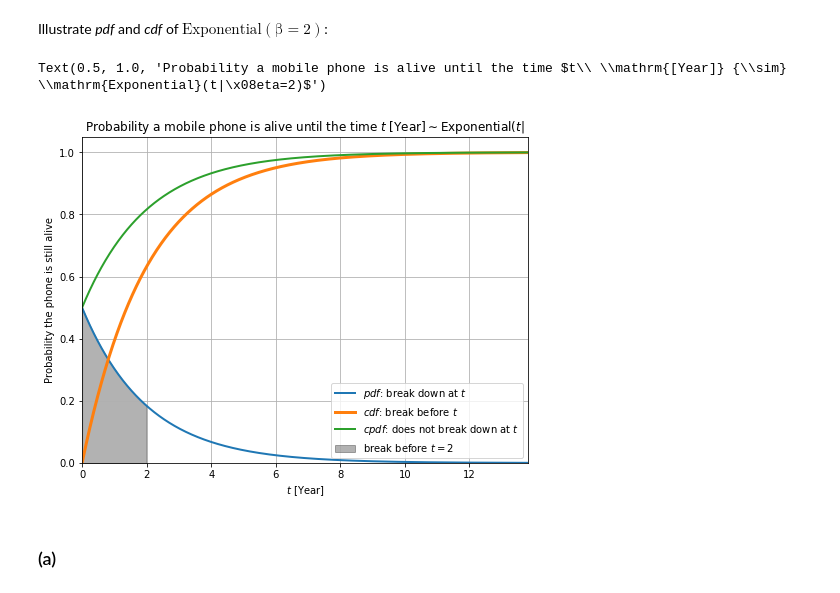
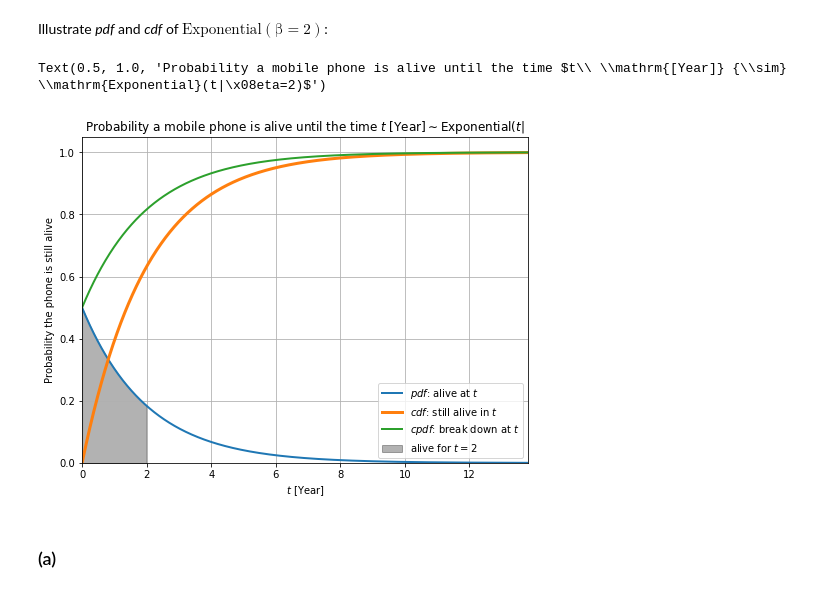
Before and after one commit to indiaki1o/ISI2, a Jupyter notebook: EX2/EX02.ipynb, the cells around one changed output. Saved outputs shown, nothing was run; the diff lists cells and outputs as text; code cells hidden in the pictures.

Commit message:
ex2: 3.fix labels for illustrated distribution, and 3.a. collect answers for Expected values and Variance.

```diff
--- a/EX2/EX02.ipynb
+++ b/EX2/EX02.ipynb
@@ -334,37 +366,37 @@ prob_2phone = 2*expon.pdf(X_t)
 cumul_prob = expon.cdf(X_t)
 # expon_ccdf = lambda t: t + np.e**(-1/2*t) -1
 # ccdf_prob = expon_ccdf(X_t)
 p_zero = np.zeros(X_t.shape)
 #%
 fig_ = plt.figure(figsize=(8,6))
 ax_  = plt.subplot(111)
 lin_pdf = ax_.plot(X_t, prob, linewidth=2,
-                   label="$pdf$: break down at $t$")
+                   label="$pdf$: alive at $t$")
 # lin_pdf2 = ax_.plot(X_t, prob_2phone, linewidth=2, linestyle="--",
 #                    label="$pdf$ with two phone")
 lin_cdf = ax_.plot(X_t, cumul_prob, linewidth=3,
-                     label="$cdf$: break before $t$")
+                     label="$cdf$: still alive in $t$")
 # lin_cdf2 = ax_.plot(X_t, cumul_prob_2phone, linewidth=2, linestyle="--",
 #                      label="$cdf$ with two phone")
 lin_cpdf = ax_.plot(X_t, 1-prob, linewidth=2,
-                   label="$cpdf$: does not break down at $t$")
+                   label="$cpdf$: break down at $t$")
 fill_    = ax_.fill_between(X_t, p_zero, prob, where=X_t<=2,
                             color="k", alpha=0.3,
-                            label="break before $t=2$")
+                            label="alive for $t=2$")
 # fill_    = ax_.fill_between(X_t, np.ones(X_t.shape), prob, where=X_t<=2,
 #                             color="red", alpha=0.3,
 #                             label="Break down before $t=2$")
 #%
 ax_.grid(True)
 ax_.legend()
 ax_.axes.set_xlabel("$ t {\ } \mathrm{[Year]} $")
 ax_.axes.set_ylabel("Probability the phone is still alive")
 xend=np.where(cumul_prob>0.999)[0][0]
 ax_.axes.set_xlim(xrange[0],X_t[xend])
 ax_.axes.set_ylim(0,)
 ax_.axes.set_title("Probability a mobile phone is alive until the time $t\ \mathrm{[Year]} {\sim} \mathrm{Exponential}(t|\beta=2)$")
 # %% [output]
 Text(0.5, 1.0, 'Probability a mobile phone is alive until the time $t\\ \\mathrm{[Year]} {\\sim} \\mathrm{Exponential}(t|\x08eta=2)$')
-[figure, old version]
+[figure, new version]
 # %% [markdown]
 ### (a)
```
Also changed, not shown: parts of 5 cells of this notebook.
